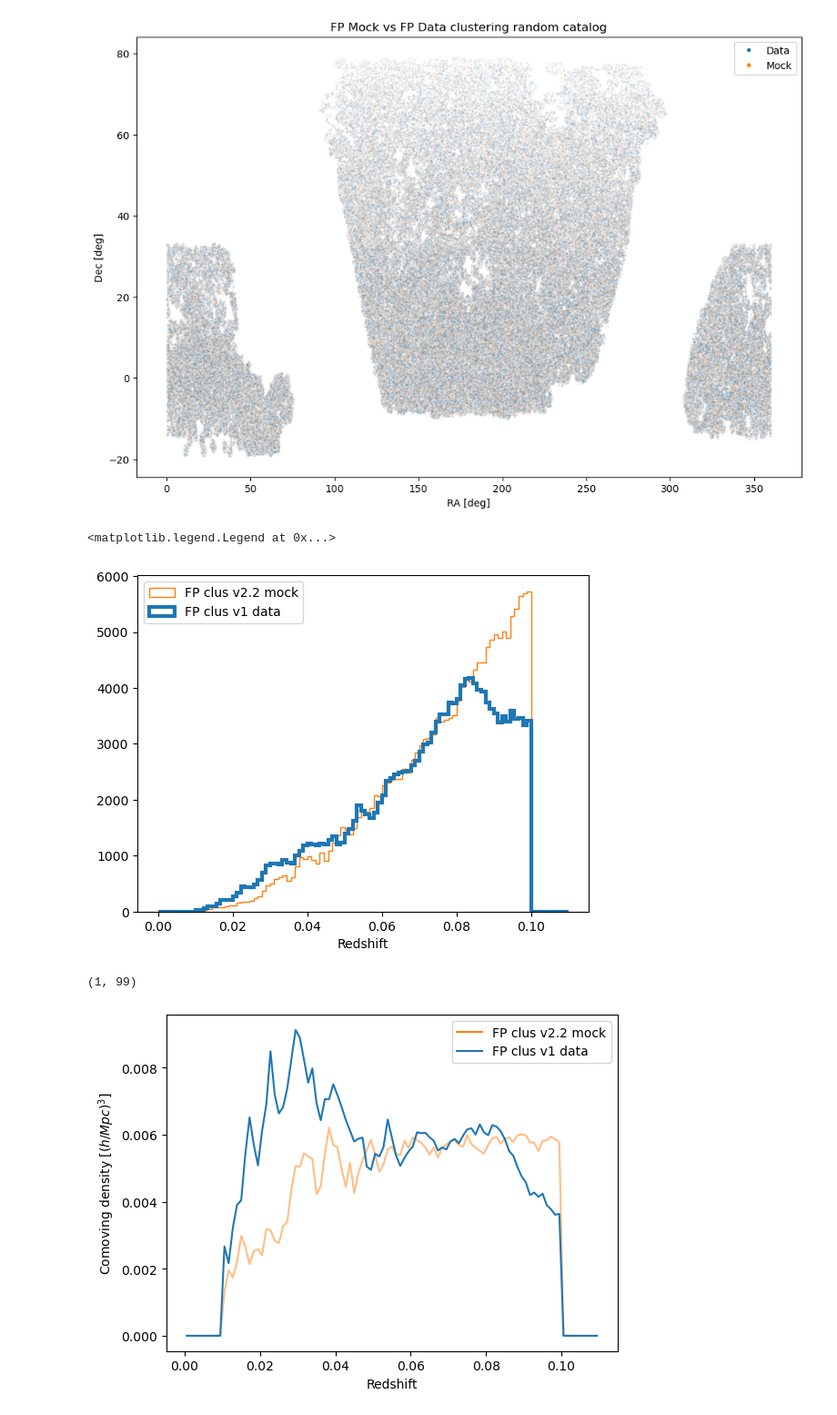
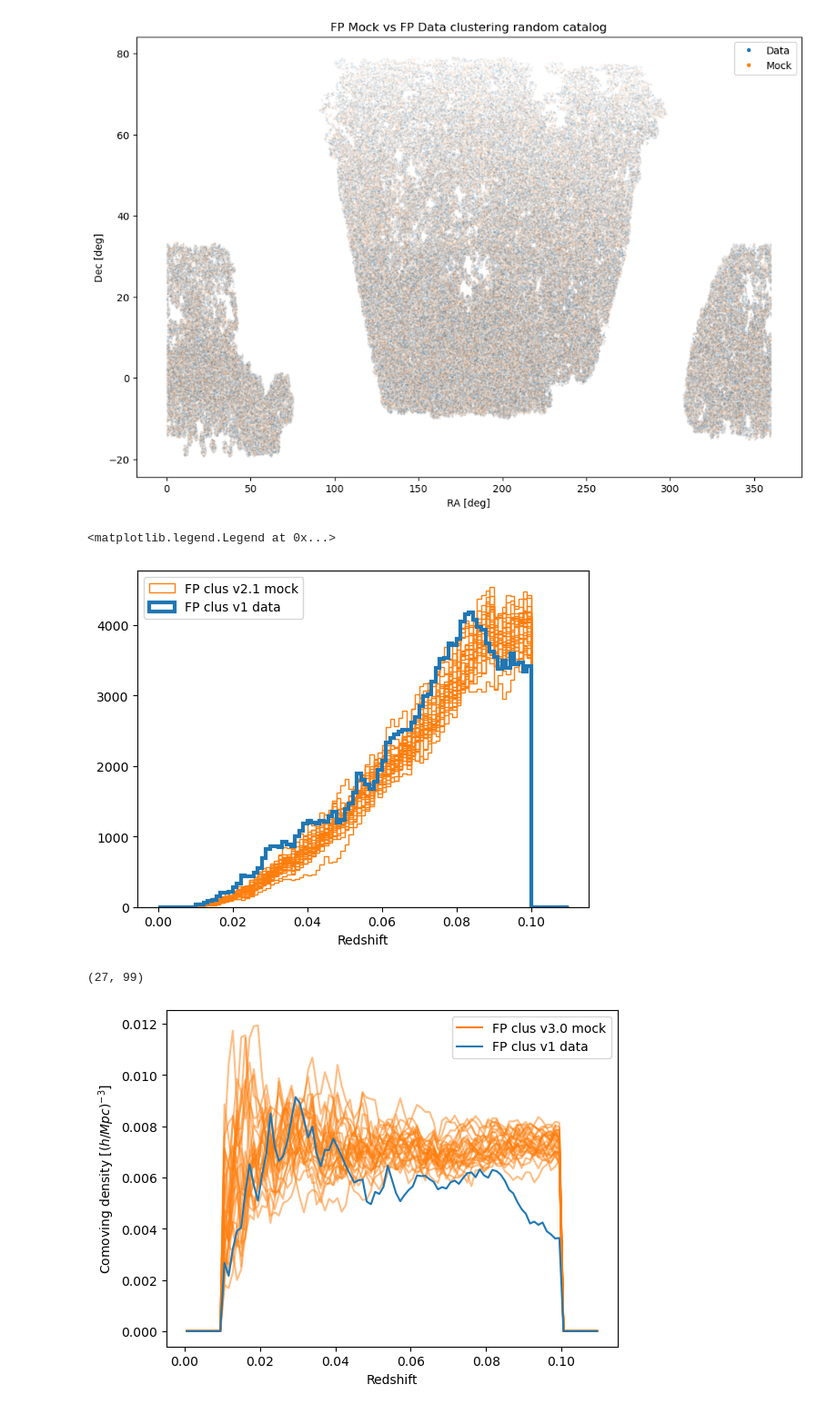
Before and after one commit to julianbautista/desi_pv_mocks, a Jupyter notebook: notebooks/check_FP_clustering.ipynb, the cells around one changed output. Shown at 91% size. Cells and saved outputs as stored; diff of their text form; code cells hidden in the pictures.

```diff
--- a/notebooks/check_FP_clustering.ipynb
+++ b/notebooks/check_FP_clustering.ipynb
@@ -14,7 +13,8 @@ CONFIG = cfg.CONFIG
 
 cosmo = FlatLambdaCDM(H0=100., Om0=0.3151)
 # %%
-d_data = fits.open(CONFIG.data_fp_clus_data)[1].data
-d_rand = fits.open(CONFIG.data_fp_clus_rand)[1].data
-d_data.names, d_rand.names, d_data.size, d_rand.size
+print(cfg.data_fp_clus_data)
+d_data = fits.open(cfg.data_fp_clus_data)[1].data
+d_rand = fits.open(cfg.data_fp_clus_rand)[1].data
+print(d_data.names, d_rand.names, d_data.size, d_rand.size)
 # %% [output]
@@ -70,19 +55,19 @@ Text(0, 0.5, 'Dec [deg]')
 # %%
 zbins = np.linspace(0, 0.11, 100)
 for phase in range(1):
-    for real in range(1):
-        m_data_temp = fits.open(CONFIG.mock_fp_clus_data.format(phase=phase, real=real))[1].data
-        label = f'FP clus {CONFIG.version_fp_full} mock' if phase == 0 and real ==0 else None
+    for real in range(cfg.n_reals):
+        m_data_temp = fits.open(cfg.mock_fp_clus_data.format(phase=phase, real=real))[1].data
+        label = f'FP clus {cfg.version_fp_full} mock' if phase == 0 and real ==0 else None
         _=plt.hist(m_data_temp['Z'], color='C1', bins=zbins, histtype='step', alpha=1, label=label)
 
 _=plt.hist(d_data['Z'], bins=zbins, histtype='step', lw=3,
-           label=f'FP clus {CONFIG.data_fp_full_version} data')
+           label=f'FP clus {cfg.data_fp_full_version} data')
 
 plt.xlabel('Redshift')
 plt.legend()
 # %% [output]
 <matplotlib.legend.Legend at 0x...>
-[figure, old version]
+[figure, new version]
 # %%
 area_ngc = 8500.3589 # sq deg
 area_sgc = 3610.6785 # sq deg
@@ -93,32 +78,32 @@ zbins = np.linspace(0, 0.11, 100)
 zcen = 0.5*(zbins[:-1]+zbins[1:])
 zvol = (cosmo.comoving_volume(zbins[1:]).value-cosmo.comoving_volume(zbins[:-1]).value)*(1/(4.*np.pi*((180./np.pi)**2)))
 
-def get_nz(z, weights=None,  area=41253.):
+def get_nz(z, weights=None,  area=area_tot):
     nz, _ = np.histogram(z, bins=zbins, weights=weights)
     return nz/zvol/area
 # %%
 m_nzs = []
 for phase in range(1):
-    for real in range(1):
-        m_data_temp = fits.open(CONFIG.mock_fp_clus_data.format(phase=phase, real=real))[1].data
+    for real in range(27):
+        m_data_temp = fits.open(cfg.mock_fp_clus_data.format(phase=phase, real=real))[1].data
         m_nz = get_nz(m_data_temp['Z'], area=area_tot)
         m_nzs.append(m_nz)
 m_nzs = np.array(m_nzs)
 print(m_nzs.shape)
 # %% [output]
-(1, 99)
+(27, 99)
 # %%
 for m_nz in m_nzs:
     plt.plot(zcen, m_nz, 'C1-', alpha=0.5)
-plt.plot([], [], 'C1-', label=f'FP clus {CONFIG.version_fp_full} mock')
+plt.plot([], [], 'C1-', label=f'FP clus {cfg.version_fp_full} mock')
 
 d_nz = get_nz(d_data['Z'], weights=d_data['WEIGHT'], area=area_tot)
-plt.plot(zcen, d_nz, 'C0-', label=f'FP clus {CONFIG.data_fp_full_version} data')
+plt.plot(zcen, d_nz, 'C0-', label=f'FP clus {cfg.data_fp_full_version} data')
 
-plt.ylabel('Comoving density [${(h/Mpc)}^3$]')
+plt.ylabel('Comoving density [${(h/Mpc)}^{-3}$]')
 plt.xlabel('Redshift')
 plt.legend()
-plt.savefig(f'../plots/FP_clus_nz_mock_{CONFIG.version_fp_clus}_data_{CONFIG.data_fp_full_version}.pdf')
+plt.savefig(f'../plots/nz_FP_clus_mock_{cfg.version_fp_clus}_data_{cfg.data_fp_full_version}_nosubsampling.pdf')
 # %% [output]
-[figure, old version]
+[figure, new version]
 # %%
```
Also changed, not shown: parts of 11 cells of this notebook, 10 other files.
